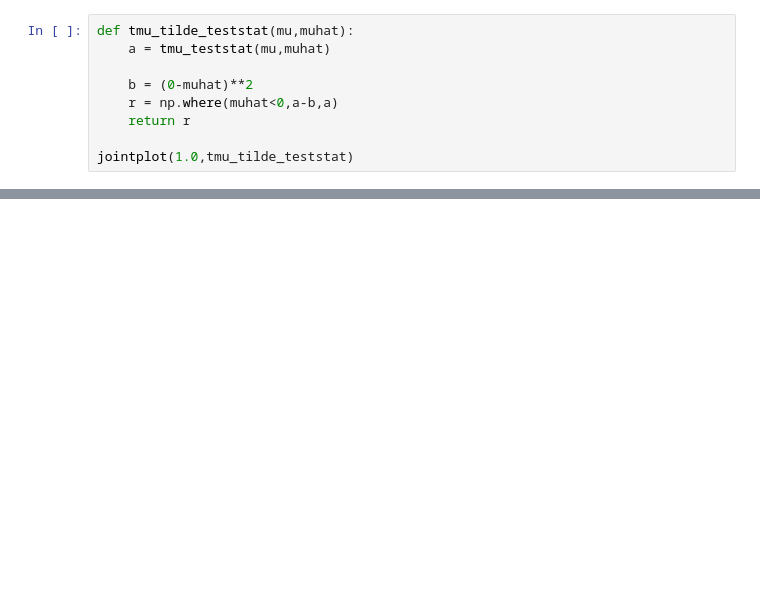
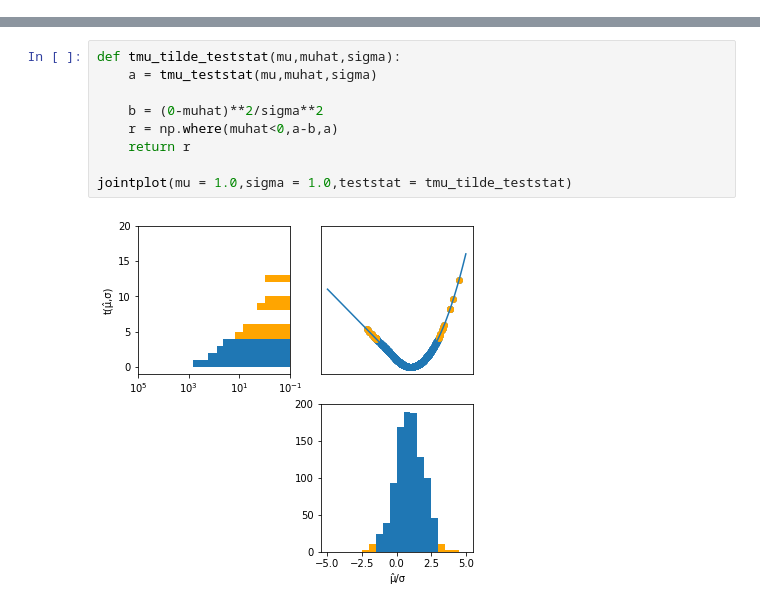
Before and after one commit to pineappleslikei/pyhf, a Jupyter notebook: docs/examples/notebooks/learn/neyman/NeymanConstruction.ipynb, the cells around one changed output, grey strips where cells are left out. Saved outputs shown, nothing was run; the diff lists cells and outputs as text; blank space fills up the shorter version.

```diff
--- a/docs/examples/notebooks/learn/neyman/NeymanConstruction.ipynb
+++ b/docs/examples/notebooks/learn/neyman/NeymanConstruction.ipynb
@@ -133,9 +0,0 @@ $$
-# %%
-def tmu_tilde_teststat(mu,muhat):
-    a = tmu_teststat(mu,muhat)
-
-    b = (0-muhat)**2
-    r = np.where(muhat<0,a-b,a)
-    return r
-
-jointplot(1.0,tmu_tilde_teststat)
@@ -292,0 +104,11 @@ f.set_size_inches(3,24)
+# %%
+def tmu_tilde_teststat(mu,muhat,sigma):
+    a = tmu_teststat(mu,muhat,sigma)
+
+    b = (0-muhat)**2/sigma**2
+    r = np.where(muhat<0,a-b,a)
+    return r
+
+jointplot(mu = 1.0,sigma = 1.0,teststat = tmu_tilde_teststat)
+# %% [output]
+[figure, added]
```
Also changed, not shown: parts of 39 cells of this notebook, 1 other file.
